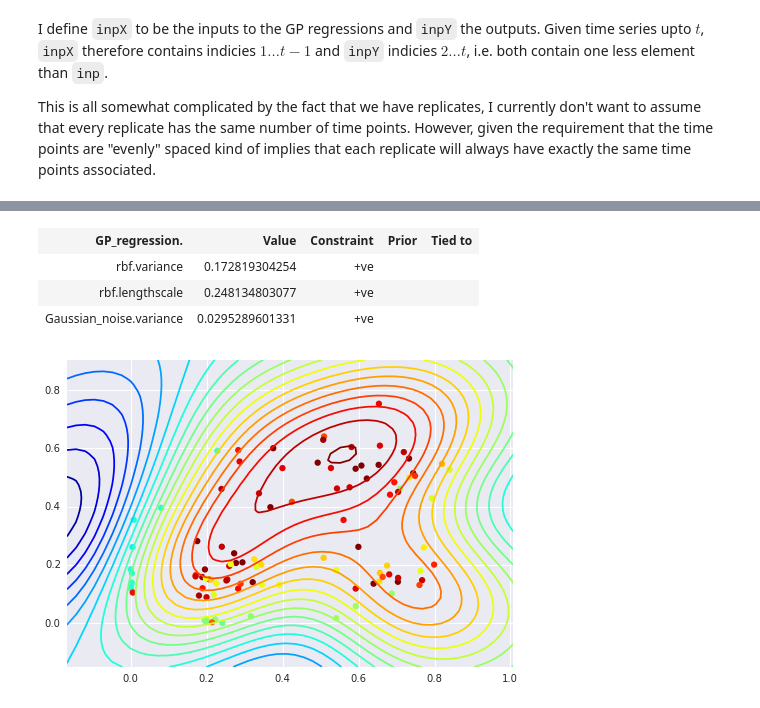
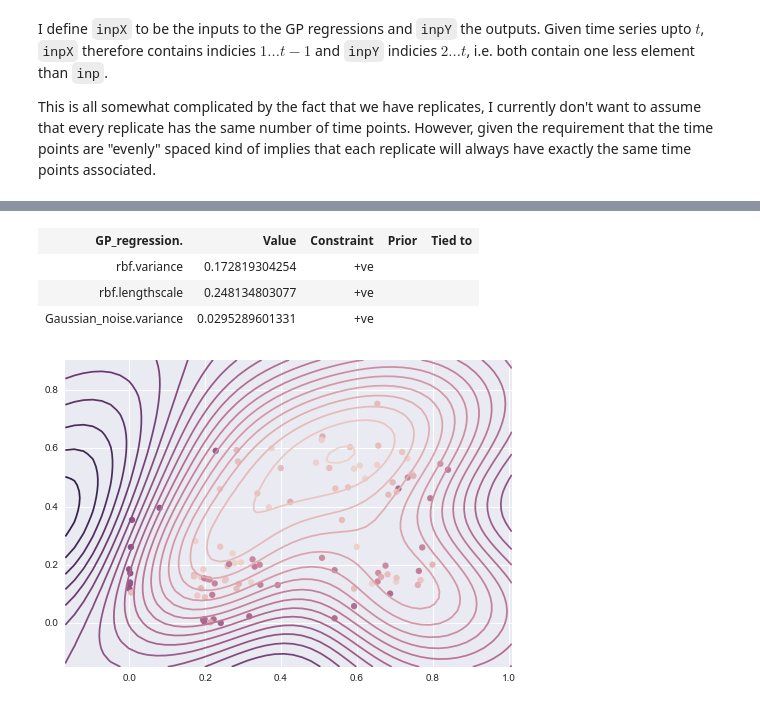
Before and after one commit to smason/ip2, a Jupyter notebook: csi.ipynb, the cells around one changed output, grey strips where cells are left out. Saved outputs shown, nothing was run; the diff lists cells and outputs as text; code cells hidden in the pictures.

```diff
--- a/csi.ipynb
+++ b/csi.ipynb
@@ -59,7 +59,7 @@ plt.plot([b for a,b in inpX.index],
 # %%
 m = GPy.models.GPRegression(inpX[["Gene1","Gene8"]],inpY[["Gene10"]])
 m.optimize()
-m.plot();
+m.plot(cmap=sns.cubehelix_palette(reverse=True, as_cmap=True));
 m
 # %% [output]
 Model: GP regression
@@ -67,8 +67,8 @@ Log-likelihood: 15.405475713926862
 Number of Parameters: 3
 Number of Optimization Parameters: 3
 Updates: True
 | GP_regression. | Value | Constraint | Prior | Tied to |
 | rbf.variance | 0.172819304254 | +ve |  |  |
 | rbf.lengthscale | 0.248134803077 | +ve |  |  |
 | Gaussian_noise.variance | 0.0295289601331 | +ve |  |  |
-[figure, old version]
+[figure, new version]
```
Also changed, not shown: parts of 7 cells of this notebook, 1 other file.
